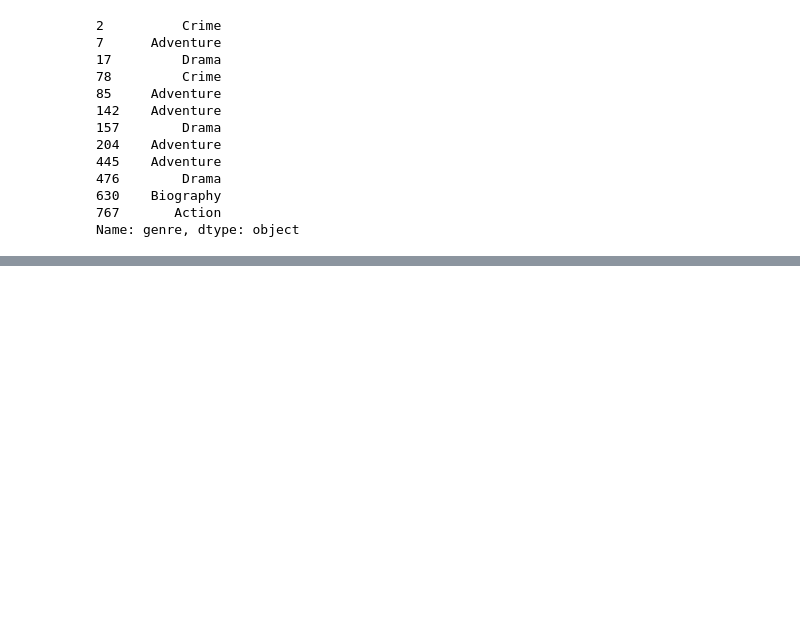
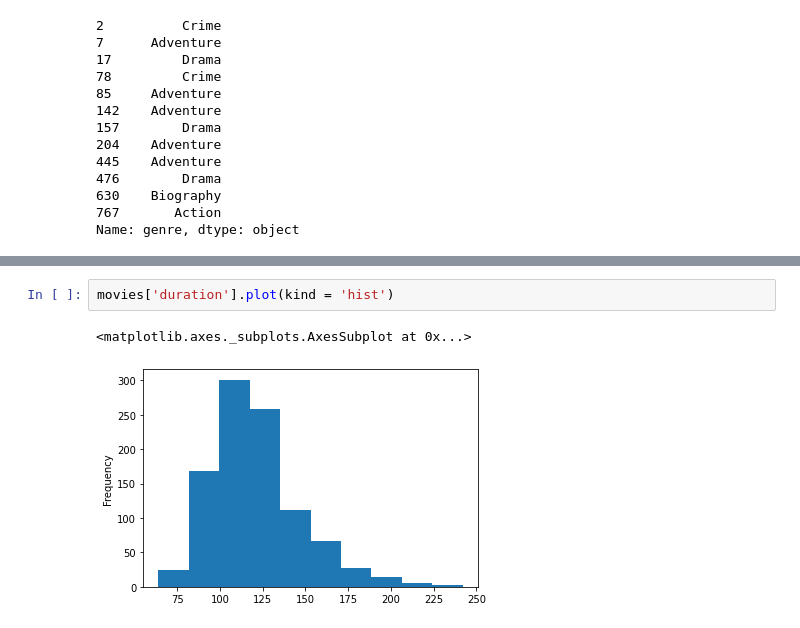
Before and after one commit to monisakhtar/ML, a Jupyter notebook: Pandas.ipynb, the cells around one changed output, grey strips where cells are left out. Drawn from its saved outputs; the diff is of its cells as text; blank space fills up the shorter version.

```diff
--- a/Pandas.ipynb
+++ b/Pandas.ipynb
@@ -489,0 +969,5 @@ Name: genre, dtype: object
+# %%
+movies['duration'].plot(kind = 'hist')
+# %% [output]
+<matplotlib.axes._subplots.AxesSubplot at 0x...>
+[figure, added]
```
Also changed, not shown: parts of 54 cells of this notebook.
